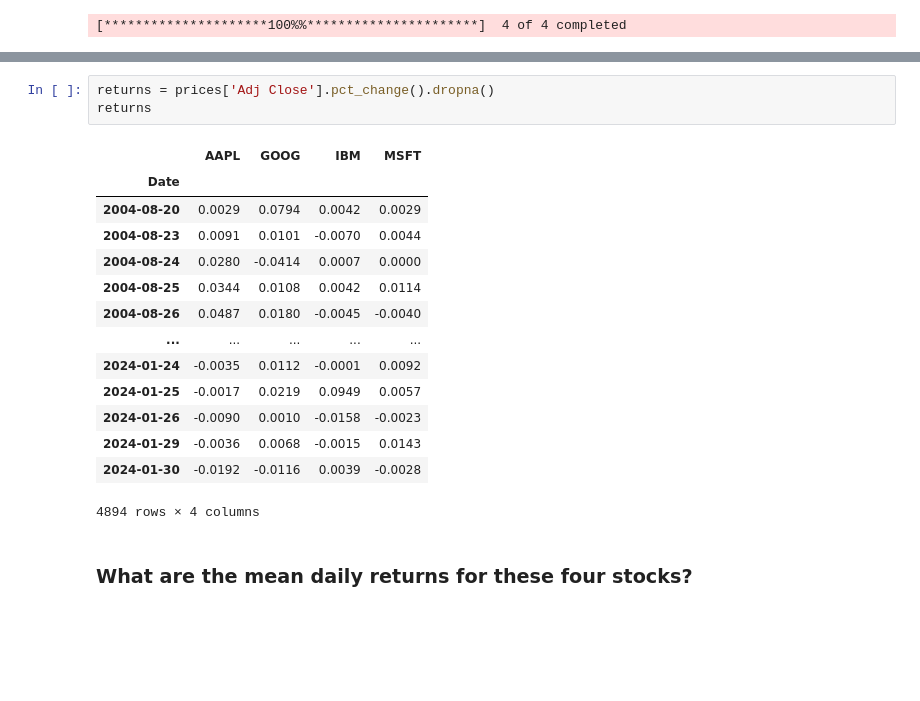
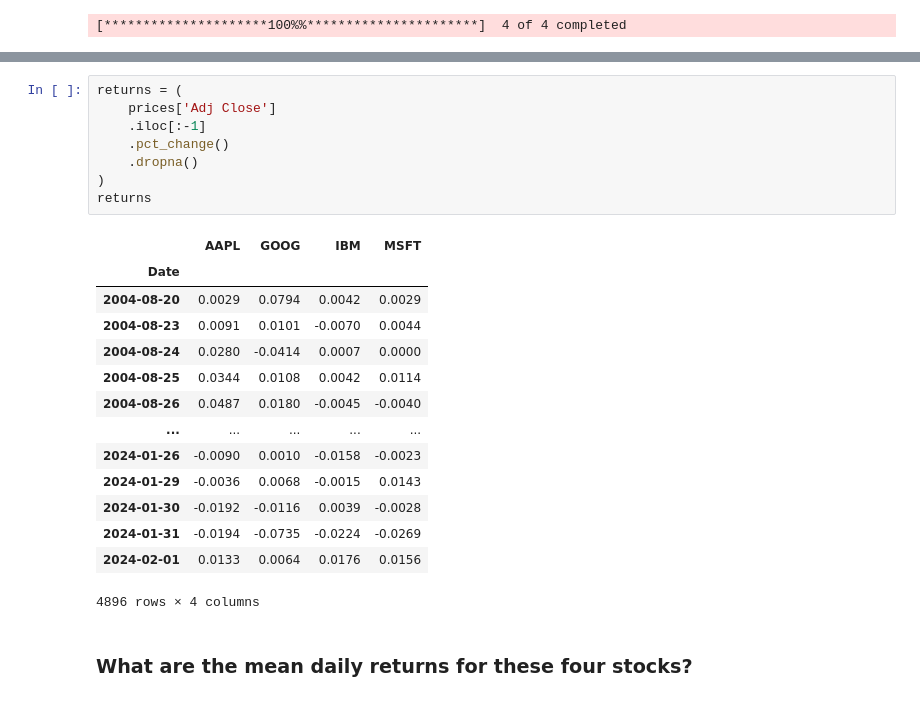
Before and after one commit to richard-herron/fina-6333-2024-spring, a Jupyter notebook: Notebooks/mckinney_05_practice_02.ipynb, the cells around one changed output, grey strips where cells are left out. Saved outputs shown, nothing was run; the diff lists cells and outputs as text; blank space fills up the shorter version.

```diff
--- a/Notebooks/mckinney_05_practice_02.ipynb
+++ b/Notebooks/mckinney_05_practice_02.ipynb
@@ -144,21 +144,26 @@ returns
 # %%
-returns = prices['Adj Close'].pct_change().dropna()
+returns = (
+    prices['Adj Close']
+    .iloc[:-1]
+    .pct_change()
+    .dropna()
+)
 returns
 # %% [output]
 |  | AAPL | GOOG | IBM | MSFT |
 | Date |  |  |  |  |
 | 2004-08-20 | 0.0029 | 0.0794 | 0.0042 | 0.0029 |
 | 2004-08-23 | 0.0091 | 0.0101 | -0.0070 | 0.0044 |
 | 2004-08-24 | 0.0280 | -0.0414 | 0.0007 | 0.0000 |
 | 2004-08-25 | 0.0344 | 0.0108 | 0.0042 | 0.0114 |
 | 2004-08-26 | 0.0487 | 0.0180 | -0.0045 | -0.0040 |
 | ... | ... | ... | ... | ... |
-| 2024-01-24 | -0.0035 | 0.0112 | -0.0001 | 0.0092 |
-| 2024-01-25 | -0.0017 | 0.0219 | 0.0949 | 0.0057 |
 | 2024-01-26 | -0.0090 | 0.0010 | -0.0158 | -0.0023 |
 | 2024-01-29 | -0.0036 | 0.0068 | -0.0015 | 0.0143 |
 | 2024-01-30 | -0.0192 | -0.0116 | 0.0039 | -0.0028 |
+| 2024-01-31 | -0.0194 | -0.0735 | -0.0224 | -0.0269 |
+| 2024-02-01 | 0.0133 | 0.0064 | 0.0176 | 0.0156 |
-4894 rows × 4 columns
+4896 rows × 4 columns
 # %% [markdown]
 ### What are the mean daily returns for these four stocks?
 # %%
```
Also changed, not shown: parts of 31 cells of this notebook, 7 other files.
